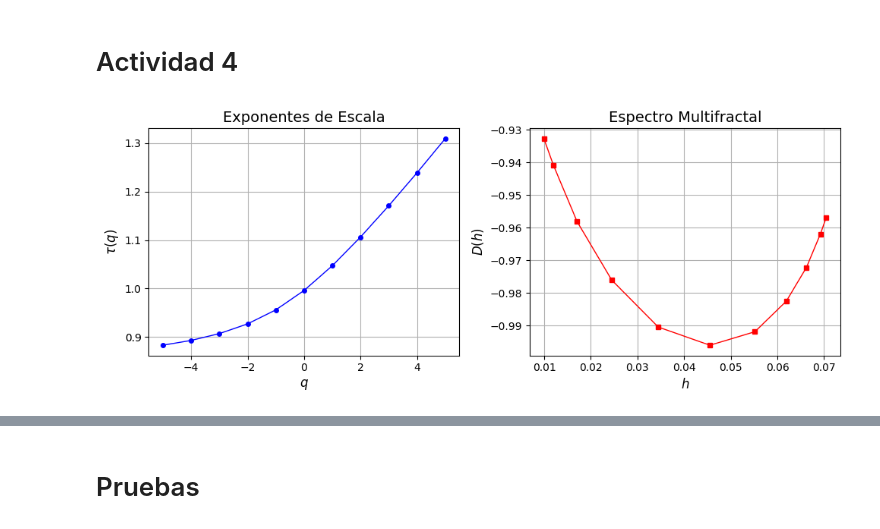
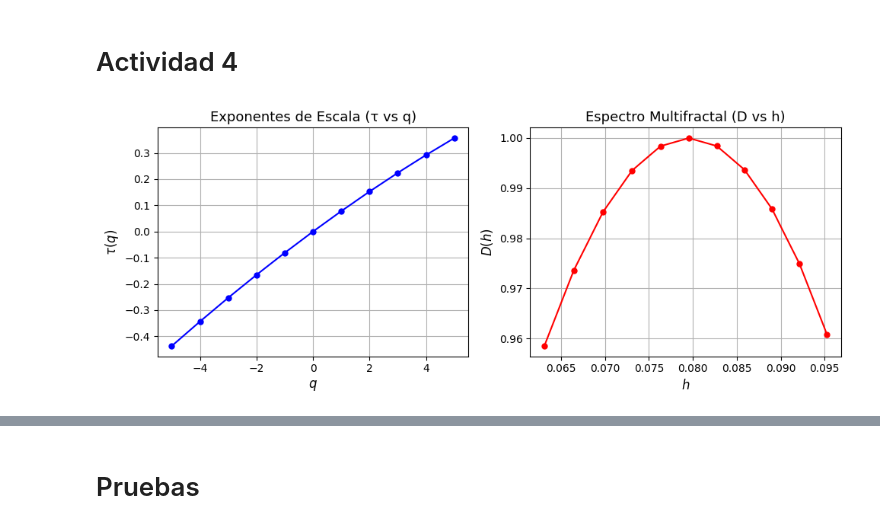
Before and after one commit to aalejoz25/LRD_y_multifractales, a Jupyter notebook: code.ipynb, the cells around one changed output, grey strips where cells are left out. Cells and saved outputs as stored; diff of their text form; code cells hidden in the pictures.

Commit message:
se agrega analisis multifractal con betamwmpy vs betamwm matlab

```diff
--- a/code.ipynb
+++ b/code.ipynb
@@ -829,6 +678,9 @@ vt(muestras)
 AttributeError: 'dict' object has no attribute 't'
 # %% [markdown]
 # Actividad 4
+# %%
+eng = matlab.engine.start_matlab()
+eng.addpath('./matlab_scripts', nargout=0)
 # %%
 # Secuencia monofractal
 x = 22
@@ -837,37 +689,45 @@ H= 0.8
 datos_mono = FBM(n=N-1, hurst=H, length=1, method='daviesharte').fbm()
 datos_mono_diff = np.diff(datos_mono)
 # %%
-# q1, tau1, h1, D1 = multifractal_analysis(datos_mono_diff, wavelet='db1')
+x_matlab = matlab.double(datos_mono_diff.tolist())
 
-tauq, h_vals, D_vals, cp = dwtleader_py(muestraAgosto, q_list=None, wavelet='db1')
+# 5) Llama a dwtleader en MATLAB; pide 4 salidas: dh, h, cp, tauq
+#    - dh : vector D(h)
+#    - h  : vector h
+#    - cp : primeros tres cumulantes
+#    - tauq: τ(q) para q = -5:5 (si no indicas otro rango)
+dh_m, h_m, cp_m, tauq_m = eng.dwtleader(x_matlab, nargout=4)
+
+
+# 6) Convierte las salidas de matlab.double a NumPy 1D
+dh   = np.array(dh_m).flatten()
+h    = np.array(h_m).flatten()
+tauq = np.array(tauq_m).flatten()
+
+# 7) Genera el vector de momentos q = -5:5 (MATLAB usa enteros por defecto)
+qs = np.arange(-5, 6)  # 11 valores: [-5, -4, …, +5]
+
+# 8) Grafica los resultados en Python
+plt.figure(figsize=(10, 4))
+
+# 8.1) τ(q) vs q
+plt.subplot(1, 2, 1)
+plt.plot(qs, tauq, 'bo-', linewidth=1.5, markersize=5)
+plt.xlabel('$q$', fontsize=12)
+plt.ylabel(r'$\tau(q)$', fontsize=12)
+plt.title('Exponentes de Escala (τ vs q)', fontsize=13)
+plt.grid(True)
+
+# 8.2) Espectro multifractal D(h) vs h
+plt.subplot(1, 2, 2)
+plt.plot(h, dh, 'ro-', linewidth=1.5, markersize=5)
+plt.xlabel('$h$', fontsize=12)
+plt.ylabel(r'$D(h)$', fontsize=12)
+plt.title('Espectro Multifractal (D vs h)', fontsize=13)
+plt.grid(True)
+
+plt.tight_layout()
+plt.show()
+# %% [output]
+[figure, added]
-# %%
-q1 = np.arange(-5, 6)
-
-# 3) Ahora plotea exactamente como querías:
-plt.figure(figsize=(10, 4))
-
-# --- Primer subplot: τ(q) vs q ---
-plt.subplot(1, 2, 1)
-plt.plot(q1, tauq, 'bo-', linewidth=1, markersize=4)
-plt.title('Exponentes de Escala', fontsize=14)
-plt.xlabel(r'$q$', fontsize=12)
-plt.ylabel(r'$\tau(q)$', fontsize=12)
-plt.grid(True)
-plt.xticks(fontsize=10)
-plt.yticks(fontsize=10)
-
-# --- Segundo subplot: D(h) vs h ---
-plt.subplot(1, 2, 2)
-plt.plot(h_vals, D_vals, 'rs-', linewidth=1, markersize=4)
-plt.title('Espectro Multifractal', fontsize=14)
-plt.xlabel(r'$h$', fontsize=12)
-plt.ylabel(r'$D(h)$', fontsize=12)
-plt.grid(True)
-plt.xticks(fontsize=10)
-plt.yticks(fontsize=10)
-
-plt.tight_layout()
-plt.show()
-# %% [output]
-[figure, removed]
 # %%
```
Also changed, not shown: parts of 11 cells of this notebook, 1 other file.
